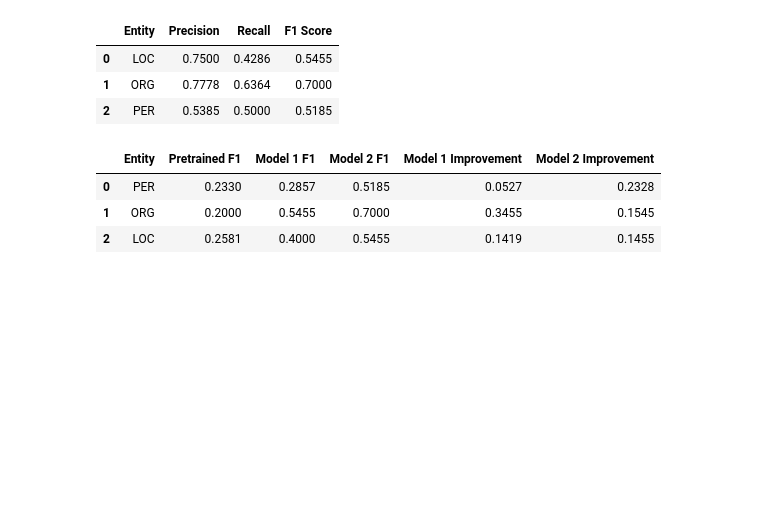
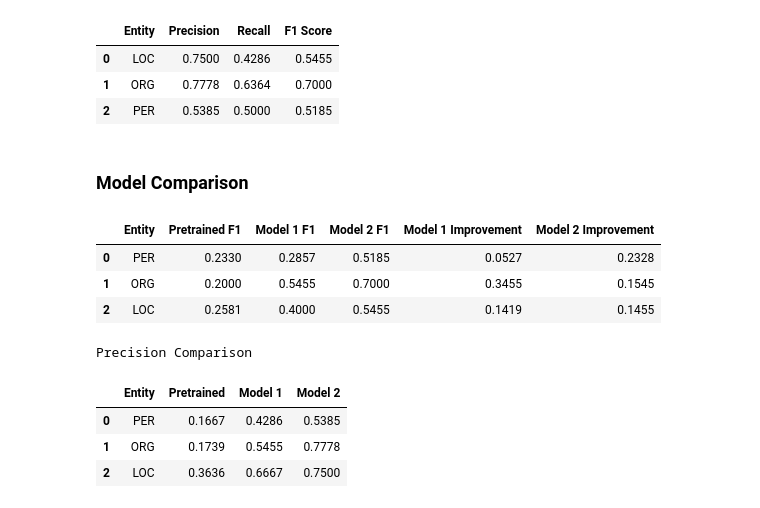
Before and after one commit to marcelalozano27-ship-it/Assignment4_Fong_Marcela, a Jupyter notebook: Assignment_4.ipynb, the cells around one changed output. Cells and saved outputs as stored; diff of their text form; code cells hidden in the pictures; blank space fills up the shorter version.

```diff
--- a/Assignment_4.ipynb
+++ b/Assignment_4.ipynb
@@ -1508,6 +1759,8 @@ per_entity_df_2
 | 0 | LOC | 0.7500 | 0.4286 | 0.5455 |
 | 1 | ORG | 0.7778 | 0.6364 | 0.7000 |
 | 2 | PER | 0.5385 | 0.5000 | 0.5185 |
+# %% [markdown]
+### Model Comparison
 # %%
 comparison = []
 
@@ -1535,3 +1788,30 @@ comparison_df
 | 0 | PER | 0.2330 | 0.2857 | 0.5185 | 0.0527 | 0.2328 |
 | 1 | ORG | 0.2000 | 0.5455 | 0.7000 | 0.3455 | 0.1545 |
 | 2 | LOC | 0.2581 | 0.4000 | 0.5455 | 0.1419 | 0.1455 |
+# %%
+precision_df = pd.DataFrame({
+    "Entity": ["PER", "ORG", "LOC"],
+    "Pretrained": [
+        baseline_scores["ents_per_type"]["PER"]["p"],
+        baseline_scores["ents_per_type"]["ORG"]["p"],
+        baseline_scores["ents_per_type"]["LOC"]["p"]
+    ],
+    "Model 1": [
+        scores["ents_per_type"]["PER"]["p"],
+        scores["ents_per_type"]["ORG"]["p"],
+        scores["ents_per_type"]["LOC"]["p"]
+    ],
+    "Model 2": [
+        scores_2["ents_per_type"]["PER"]["p"],
+        scores_2["ents_per_type"]["ORG"]["p"],
+        scores_2["ents_per_type"]["LOC"]["p"]
+    ]
+}).round(4)
+print("Precision Comparison")
+precision_df
+# %% [output]
+Precision Comparison
+|  | Entity | Pretrained | Model 1 | Model 2 |
+| 0 | PER | 0.1667 | 0.4286 | 0.5385 |
+| 1 | ORG | 0.1739 | 0.5455 | 0.7778 |
+| 2 | LOC | 0.3636 | 0.6667 | 0.7500 |
```
Also changed, not shown: parts of 11 cells of this notebook.
